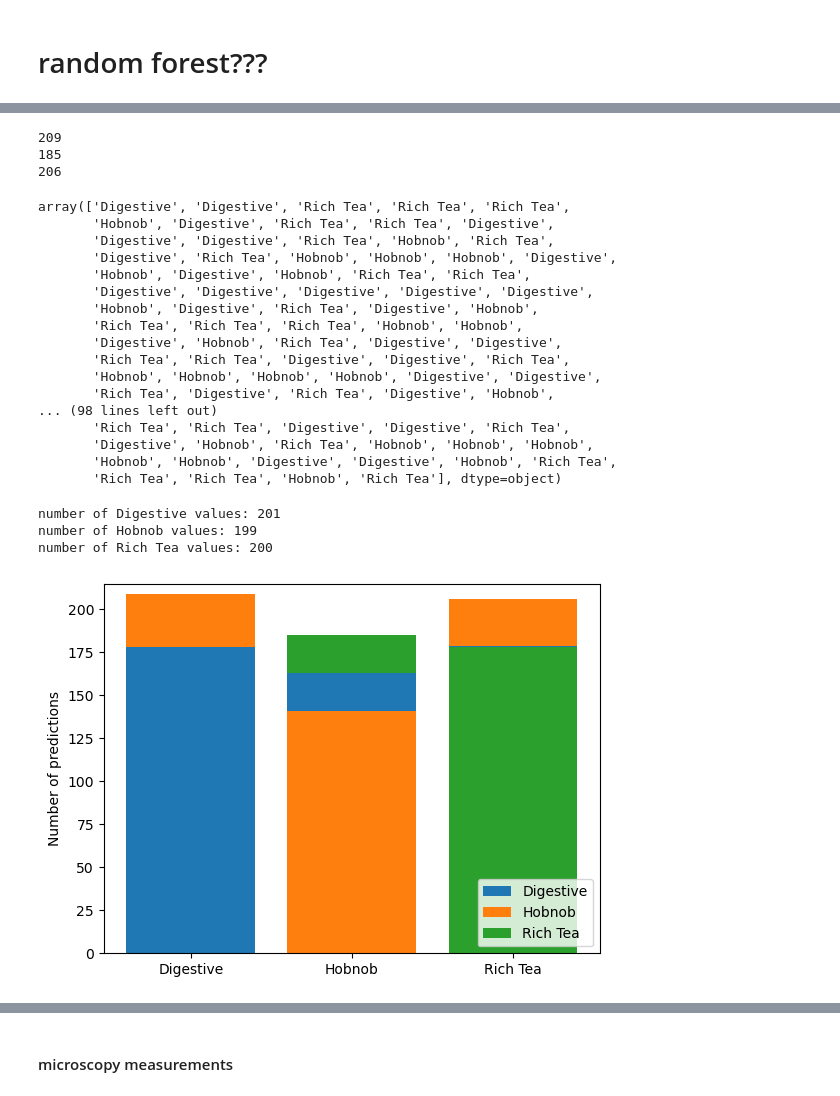
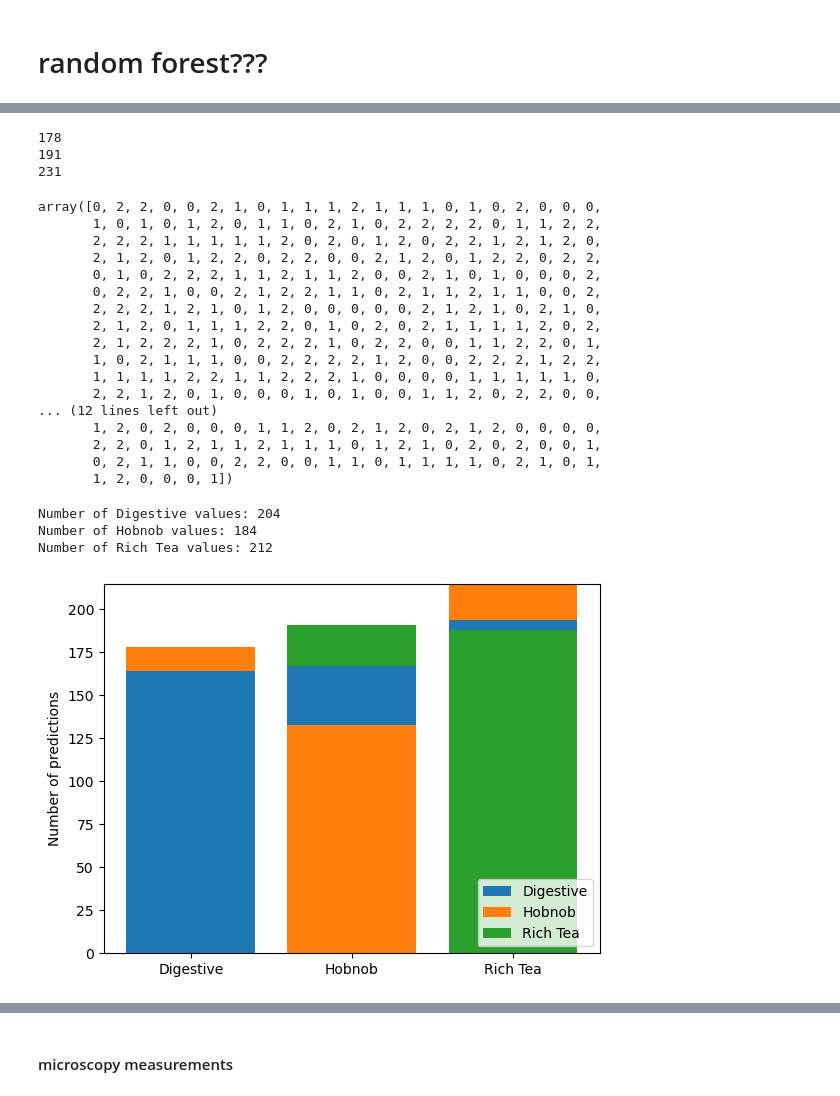
Before and after one commit to M4ffff/ML_biscuit_analysis, a Jupyter notebook: initial.ipynb, the cells around one changed output, grey strips where cells are left out. Saved outputs shown, nothing was run; the diff lists cells and outputs as text; code cells hidden in the pictures.

```diff
--- a/initial.ipynb
+++ b/initial.ipynb
@@ -85,6 +76,6 @@ scaled_test = scaler.fit_transform(test.drop(['biscuit'], axis=1))
 Name: biscuit, Length: 2400, dtype: object
 # %%
-results = train['biscuit'].values
+results = np.array(train['biscuit'].values, dtype=int)
 results
 # len(results.values)
 # %% [output]
@@ -116,7 +83,7 @@ Name: biscuit, Length: 2400, dtype: object
 # %%
 from sklearn.ensemble import RandomForestClassifier
 
-RFC = RandomForestClassifier(n_estimators=500, max_features=None)
+RFC = RandomForestClassifier(n_estimators=1000, max_features=None)
 RFC.fit(scaled_train, results)
 prediction = RFC.predict(scaled_test)
 (prediction)
@@ -141,73 +108,75 @@ array(['Digestive', 'Digestive', 'Rich Tea', 'Rich Tea', 'Rich Tea',
 # %%
-print(len(prediction[prediction == biscuits[0]]))
-print(len(prediction[prediction == biscuits[1]]))
-print(len(prediction[prediction == biscuits[2]]))
+print(len(prediction[prediction == 0]))
+print(len(prediction[prediction == 1]))
+print(len(prediction[prediction == 2]))
 # %% [output]
-209
-185
-206
+178
+191
+231
 # %%
-# test['biscuit'] = np.where([test['biscuit']=='Digestive'], 0, test['biscuit'])[0]
-# test['biscuit'] = np.where([test['biscuit']=='Hobnob'], 1, test['biscuit'])[0]
-# test['biscuit'] = np.where([test['biscuit']=='Rich Tea'], 2, test['biscuit'])[0]
-test_vals = test["biscuit"].values
+# encoding test values to ints
+
+test['biscuit'] = np.where([test['biscuit']=='Digestive'], 0, test['biscuit'])[0]
+test['biscuit'] = np.where([test['biscuit']=='Hobnob'], 1, test['biscuit'])[0]
+test['biscuit'] = np.where([test['biscuit']=='Rich Tea'], 2, test['biscuit'])[0]
+test_vals = np.array(test["biscuit"].values, dtype=int)
 (test_vals)
 # %% [output]
-array(['Digestive', 'Digestive', 'Rich Tea', 'Rich Tea', 'Rich Tea',
-       'Hobnob', 'Digestive', 'Rich Tea', 'Rich Tea', 'Digestive',
-       'Digestive', 'Digestive', 'Rich Tea', 'Hobnob', 'Rich Tea',
-       'Digestive', 'Rich Tea', 'Hobnob', 'Hobnob', 'Hobnob', 'Digestive',
-       'Hobnob', 'Digestive', 'Hobnob', 'Rich Tea', 'Rich Tea',
-       'Digestive', 'Digestive', 'Digestive', 'Digestive', 'Digestive',
-       'Hobnob', 'Digestive', 'Rich Tea', 'Digestive', 'Hobnob',
-       'Rich Tea', 'Rich Tea', 'Rich Tea', 'Hobnob', 'Hobnob',
-       'Digestive', 'Hobnob', 'Rich Tea', 'Digestive', 'Digestive',
-       'Rich Tea', 'Rich Tea', 'Digestive', 'Digestive', 'Rich Tea',
-       'Hobnob', 'Hobnob', 'Hobnob', 'Hobnob', 'Digestive', 'Digestive',
-       'Rich Tea', 'Digestive', 'Rich Tea', 'Digestive', 'Hobnob',
-... (98 lines left out)
-       'Rich Tea', 'Rich Tea', 'Digestive', 'Digestive', 'Rich Tea',
-       'Digestive', 'Hobnob', 'Rich Tea', 'Hobnob', 'Hobnob', 'Hobnob',
-       'Hobnob', 'Hobnob', 'Digestive', 'Digestive', 'Hobnob', 'Rich Tea',
-       'Rich Tea', 'Rich Tea', 'Hobnob', 'Rich Tea'], dtype=object)
+array([0, 2, 2, 0, 0, 2, 1, 0, 1, 1, 1, 2, 1, 1, 1, 0, 1, 0, 2, 0, 0, 0,
+       1, 0, 1, 0, 1, 2, 0, 1, 1, 0, 2, 1, 0, 2, 2, 2, 2, 0, 1, 1, 2, 2,
+       2, 2, 2, 1, 1, 1, 1, 1, 2, 0, 2, 0, 1, 2, 0, 2, 2, 1, 2, 1, 2, 0,
+       2, 1, 2, 0, 1, 2, 2, 0, 2, 2, 0, 0, 2, 1, 2, 0, 1, 2, 2, 0, 2, 2,
+       0, 1, 0, 2, 2, 2, 1, 1, 2, 1, 1, 2, 0, 0, 2, 1, 0, 1, 0, 0, 0, 2,
+       0, 2, 2, 1, 0, 0, 2, 1, 2, 2, 1, 1, 0, 2, 1, 1, 2, 1, 1, 0, 0, 2,
+       2, 2, 2, 1, 2, 1, 0, 1, 2, 0, 0, 0, 0, 0, 2, 1, 2, 1, 0, 2, 1, 0,
+       2, 1, 2, 0, 1, 1, 1, 2, 2, 0, 1, 0, 2, 0, 2, 1, 1, 1, 1, 2, 0, 2,
+       2, 1, 2, 2, 2, 1, 0, 2, 2, 2, 1, 0, 2, 2, 0, 0, 1, 1, 2, 2, 0, 1,
+       1, 0, 2, 1, 1, 1, 0, 0, 2, 2, 2, 2, 1, 2, 0, 0, 2, 2, 2, 1, 2, 2,
+       1, 1, 1, 1, 2, 2, 1, 1, 2, 2, 2, 1, 0, 0, 0, 0, 1, 1, 1, 1, 1, 0,
+       2, 2, 1, 2, 0, 1, 0, 0, 0, 1, 0, 1, 0, 0, 1, 1, 2, 0, 2, 2, 0, 0,
+... (12 lines left out)
+       1, 2, 0, 2, 0, 0, 0, 1, 1, 2, 0, 2, 1, 2, 0, 2, 1, 2, 0, 0, 0, 0,
+       2, 2, 0, 1, 2, 1, 1, 2, 1, 1, 1, 0, 1, 2, 1, 0, 2, 0, 2, 0, 0, 1,
+       0, 2, 1, 1, 0, 0, 2, 2, 0, 0, 1, 1, 0, 1, 1, 1, 1, 0, 2, 1, 0, 1,
+       1, 2, 0, 0, 0, 1])
 # %%
 for i, biscuit in enumerate(biscuits):
-    num_test_vals = len(test_vals[test_vals == biscuit])
+    num_test_vals = len(test_vals[test_vals == i])
     print( f"Number of {biscuit} values: {num_test_vals}")
 # %% [output]
-number of Digestive values: 201
-number of Hobnob values: 199
-number of Rich Tea values: 200
+Number of Digestive values: 204
+Number of Hobnob values: 184
+Number of Rich Tea values: 212
 # %%
 # plot bar chart
 
 fig,ax = plt.subplots()
 
 for i, biscuit in enumerate(biscuits):
-    # Get predictions for this biscuit
-    biscuit_prediction = np.where(prediction==biscuit, True, False)
+    # Get values where this biscuit was predicted
+    biscuit_prediction = np.where(prediction==i, True, False)
 
-    # Filter test values to relevant biscuit predictions
+    # Filter test values to just these biscuit predictions
     biscuit_test = test_vals[biscuit_prediction]
 
     # Number of correct predictions
-    correct_predictions = len( biscuit_test[biscuit_test==biscuit] )
+    correct_predictions = len( biscuit_test[biscuit_test==i] )
 
     ax.bar(biscuit, correct_predictions, color=f"C{i}", label=biscuit)
 
     base = correct_predictions
     for j in range(len(biscuits)):
         if j != i:
             # NUmber of incorrect predictions, recording which biscuit was predicted instead
-            incorrect_predictions = len( biscuit_test[biscuit_test==biscuits[j]] )
+            incorrect_predictions = len( biscuit_test[biscuit_test==j] )
             ax.bar(biscuit, incorrect_predictions, bottom=base, color=f"C{j}")
             base += incorrect_predictions
 
 ax.set_ylabel("Number of predictions")
 ax.set_ylim(0, 215)
 ax.legend(loc="lower right");
 # %% [output]
-[figure, old version]
+[figure, new version]
 # %%
 # metrics
 
```
Also changed, not shown: parts of 32 cells of this notebook.
